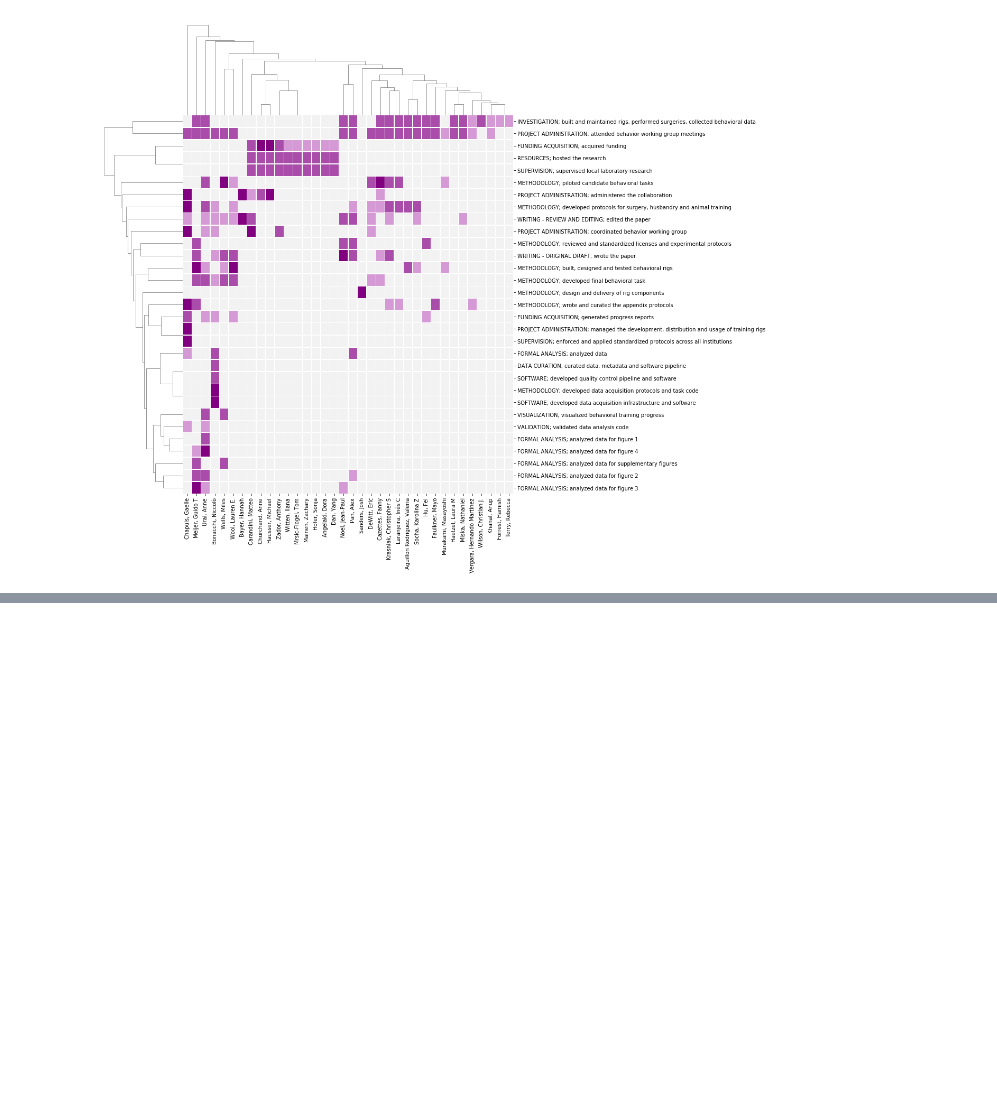
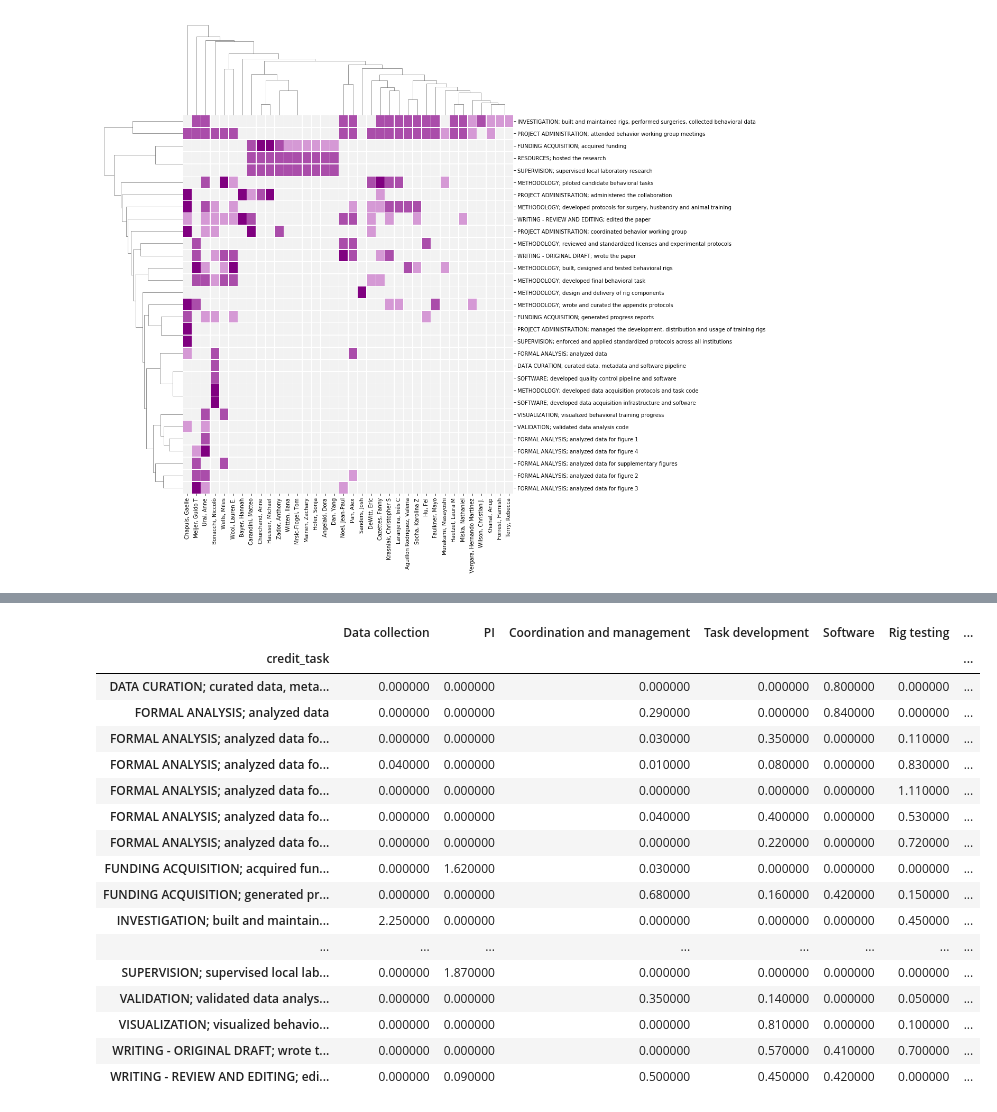
Before and after one commit to int-brain-lab/paper-behavior, a Jupyter notebook: authorship/Authorship and contribution for IBL behavior paper.ipynb, the cells around one changed output, grey strips where cells are left out. Cells and saved outputs as stored; diff of their text form; code cells hidden in the pictures; blank space fills up the shorter version.

```diff
--- a/authorship/Authorship and contribution for IBL behavior paper.ipynb
+++ b/authorship/Authorship and contribution for IBL behavior paper.ipynb
@@ -175,0 +227,22 @@ plt.savefig('clustered_contributions.png')
+# %%
+## LET's look at those results
+W.style.background_gradient(cmap='PuRd')
+# %% [output]
+|  | Data collection | PI | Coordination and management | Task development | Software | Rig testing | ... |
+| credit_task |  |  |  |  |  |  | ... |
+| DATA CURATION; curated data, meta... | 0.000000 | 0.000000 | 0.000000 | 0.000000 | 0.800000 | 0.000000 | ... |
+| FORMAL ANALYSIS; analyzed data | 0.000000 | 0.000000 | 0.290000 | 0.000000 | 0.840000 | 0.000000 | ... |
+| FORMAL ANALYSIS; analyzed data fo... | 0.000000 | 0.000000 | 0.030000 | 0.350000 | 0.000000 | 0.110000 | ... |
+| FORMAL ANALYSIS; analyzed data fo... | 0.040000 | 0.000000 | 0.010000 | 0.080000 | 0.000000 | 0.830000 | ... |
+| FORMAL ANALYSIS; analyzed data fo... | 0.000000 | 0.000000 | 0.000000 | 0.000000 | 0.000000 | 1.110000 | ... |
+| FORMAL ANALYSIS; analyzed data fo... | 0.000000 | 0.000000 | 0.040000 | 0.400000 | 0.000000 | 0.530000 | ... |
+| FORMAL ANALYSIS; analyzed data fo... | 0.000000 | 0.000000 | 0.000000 | 0.220000 | 0.000000 | 0.720000 | ... |
+| FUNDING ACQUISITION; acquired fun... | 0.000000 | 1.620000 | 0.030000 | 0.000000 | 0.000000 | 0.000000 | ... |
+| FUNDING ACQUISITION; generated pr... | 0.000000 | 0.000000 | 0.680000 | 0.160000 | 0.420000 | 0.150000 | ... |
+| INVESTIGATION; built and maintain... | 2.250000 | 0.000000 | 0.000000 | 0.000000 | 0.000000 | 0.450000 | ... |
+| ... | ... | ... | ... | ... | ... | ... | ... |
+| SUPERVISION; supervised local lab... | 0.000000 | 1.870000 | 0.000000 | 0.000000 | 0.000000 | 0.000000 | ... |
+| VALIDATION; validated data analys... | 0.000000 | 0.000000 | 0.350000 | 0.140000 | 0.000000 | 0.050000 | ... |
+| VISUALIZATION; visualized behavio... | 0.000000 | 0.000000 | 0.000000 | 0.810000 | 0.000000 | 0.100000 | ... |
+| WRITING - ORIGINAL DRAFT; wrote t... | 0.000000 | 0.000000 | 0.000000 | 0.570000 | 0.410000 | 0.700000 | ... |
+| WRITING - REVIEW AND EDITING; edi... | 0.000000 | 0.090000 | 0.500000 | 0.450000 | 0.420000 | 0.000000 | ... |
```
Also changed, not shown: parts of 10 cells of this notebook, 1 other file.
